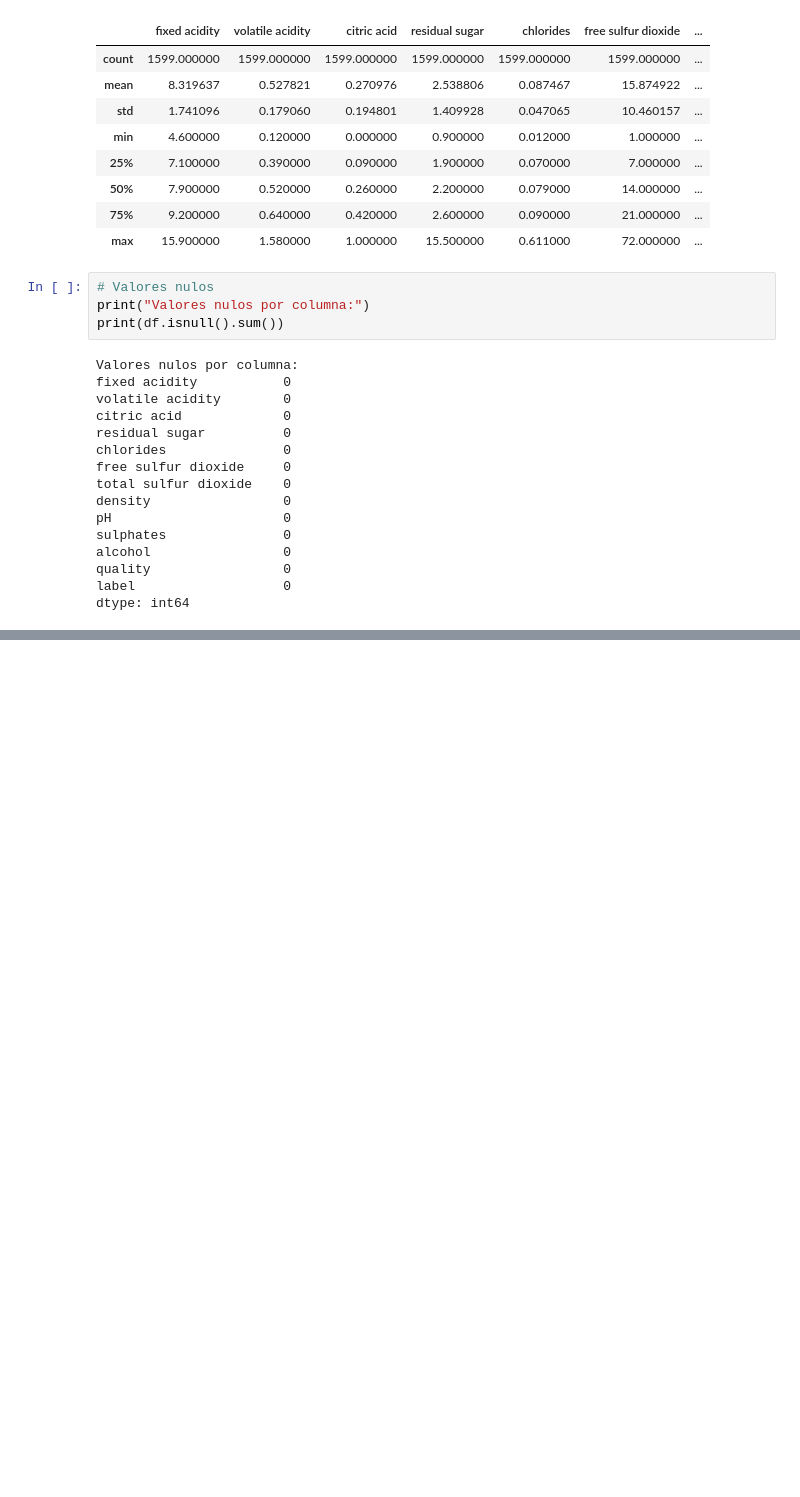
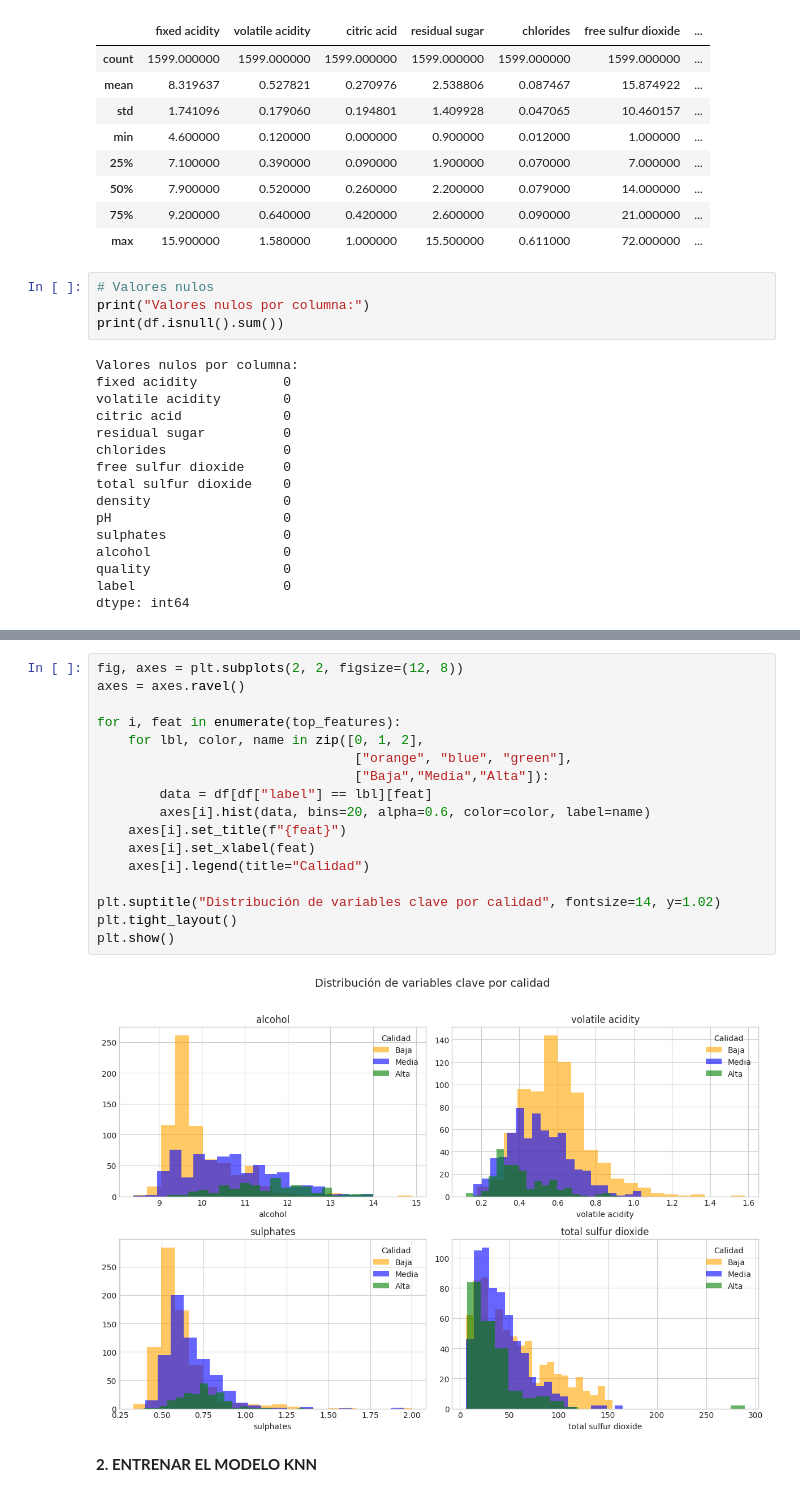
Before and after one commit to 4GeeksAcademy/alemantellini-machine-learning, a Jupyter notebook: src/08-k-nearest-neighbours-winequality-red.ipynb, the cells around one changed output, grey strips where cells are left out. Saved outputs shown, nothing was run; the diff lists cells and outputs as text; blank space fills up the shorter version.

```diff
--- a/src/08-k-nearest-neighbours-winequality-red.ipynb
+++ b/src/08-k-nearest-neighbours-winequality-red.ipynb
@@ -99,0 +159,21 @@ dtype: int64
+# %%
+fig, axes = plt.subplots(2, 2, figsize=(12, 8))
+axes = axes.ravel()
+
+for i, feat in enumerate(top_features):
+    for lbl, color, name in zip([0, 1, 2],
+                                 ["orange", "blue", "green"],
+                                 ["Baja","Media","Alta"]):
+        data = df[df["label"] == lbl][feat]
+        axes[i].hist(data, bins=20, alpha=0.6, color=color, label=name)
+    axes[i].set_title(f"{feat}")
+    axes[i].set_xlabel(feat)
+    axes[i].legend(title="Calidad")
+
+plt.suptitle("Distribución de variables clave por calidad", fontsize=14, y=1.02)
+plt.tight_layout()
+plt.show()
+# %% [output]
+[figure, added]
+# %% [markdown]
+**2. ENTRENAR EL MODELO KNN**
```
Also changed, not shown: parts of 17 cells of this notebook.
